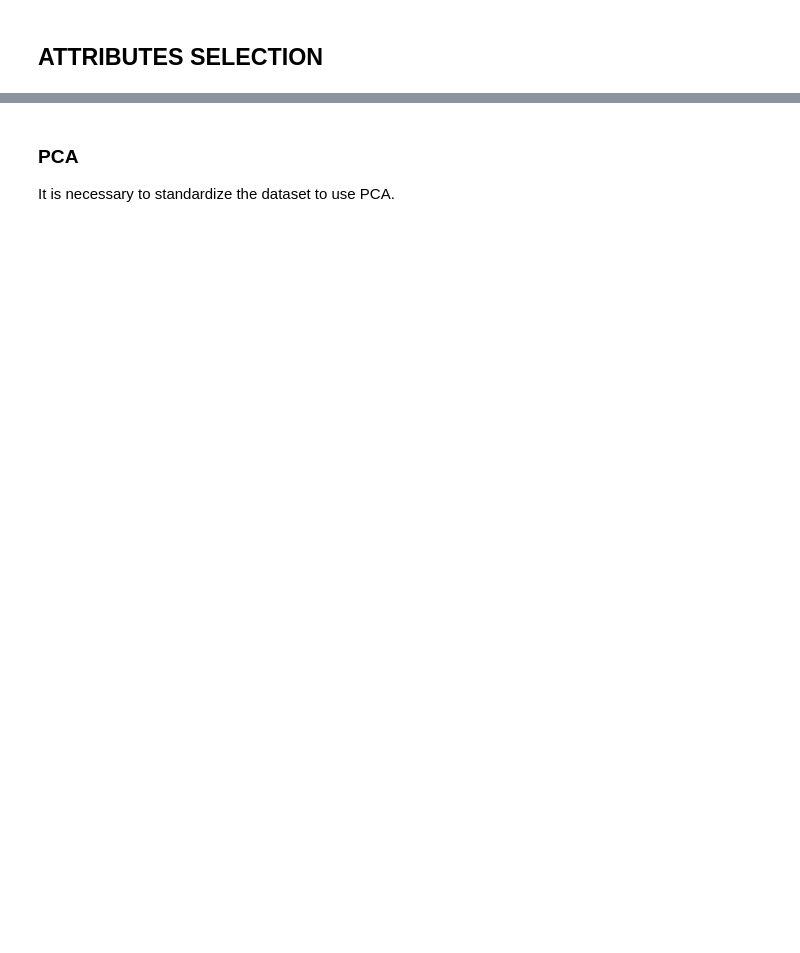
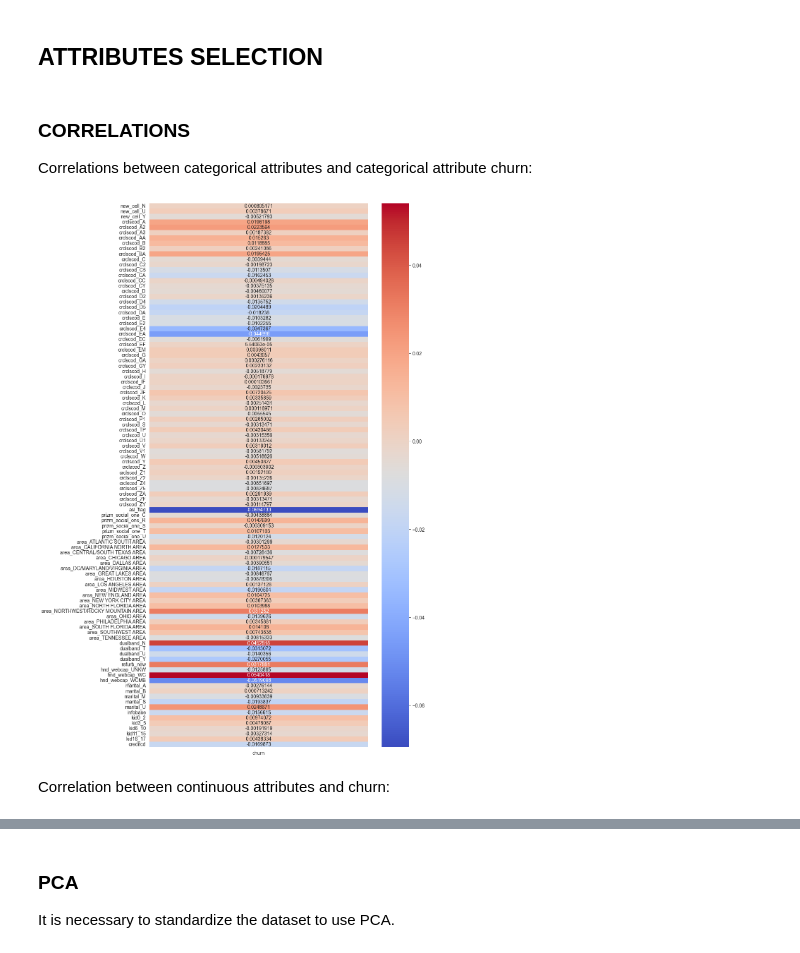
Before and after one commit to GerardGV/abandonPrediction, a Jupyter notebook: localML/main.ipynb, the cells around one changed output, grey strips where cells are left out. Saved outputs shown, nothing was run; the diff lists cells and outputs as text; code cells hidden in the pictures; blank space fills up the shorter version.

Commit message:
Correlations calculated. Model selection in process.

```diff
--- a/localML/main.ipynb
+++ b/localML/main.ipynb
@@ -163,20 +211,24 @@ Attributes object that remains are categorical. It is printed the name of the at
 # %%
-objectAttributesList = dfNanSubstituted.select_dtypes(include='object').columns
-
+objectAttributesList = datasetClean.select_dtypes(include='object').columns
+categoricalAttributes=[]
 for column in objectAttributesList:
-
-   print(column, len(dfNanSubstituted[column].unique()))
 
    #categorical
    if len(dfNanSubstituted[column].unique()) > 2:
       oneshot_encoder = OneHotEncoder(sparse=False, handle_unknown='ignore')
+
+      #for data insertion test case
       cadena=dfNanSubstituted[column].to_numpy().reshape(-1, 1)
       dataNewColumns=oneshot_encoder.fit_transform(cadena)
+
 
       #creation of a list with new names for new coded column
       #The for loop is iterating inside the categories created by the encoder
       categories=oneshot_encoder.categories_[0]
       newColumnNameList=[f'{column}_{cat}' for cat in categories]
+
+      #saving names of categorical columns to calculate correlations after
+      categoricalAttributes=categoricalAttributes + newColumnNameList
 
       newColumns=pd.DataFrame(dataNewColumns, columns=newColumnNameList)
 
@@ -184,8 +236,9 @@ for column in objectAttributesList:
       dfNanSubstituted=dfNanSubstituted.join(newColumns)
       dfNanSubstituted.drop(columns=column, inplace=True)
 
-
    else:
       #binary categorical encode
       encoder = LabelEncoder()
       dfNanSubstituted[column]=encoder.fit_transform(dfNanSubstituted[column])
+      #saving names of categorical columns to calculate correlations after
+      categoricalAttributes.append(column)
@@ -209,2 +301,23 @@ creditcd Y 2
 # %% [markdown]
 ## ATTRIBUTES SELECTION
+# %% [markdown]
+### CORRELATIONS
+
+Correlations between categorical attributes and categorical attribute churn:
+# %%
+corrCategorical={}
+for attribute in categoricalAttributes:
+   correlacion, p_valor = pointbiserialr(dfNanSubstituted[attribute], dfNanSubstituted['churn'])
+   corrCategorical[attribute]=correlacion
+   #print(f"Correlación Punto Biserial para {attribute}: {correlacion:.4f}, p-valor: {p_valor:.4f}")
+# %%
+correlationMatrix=pd.DataFrame({"churn":corrCategorical.values()}, index=corrCategorical.keys())
+
+plt.figure(figsize=(10, 20))
+sns.heatmap(correlationMatrix, annot=True, fmt="g", cmap='coolwarm')
+
+plt.show()
+# %% [output]
+[figure, added]
+# %% [markdown]
+Correlation between continuous attributes and churn:
```
Also changed, not shown: parts of 31 cells of this notebook.
